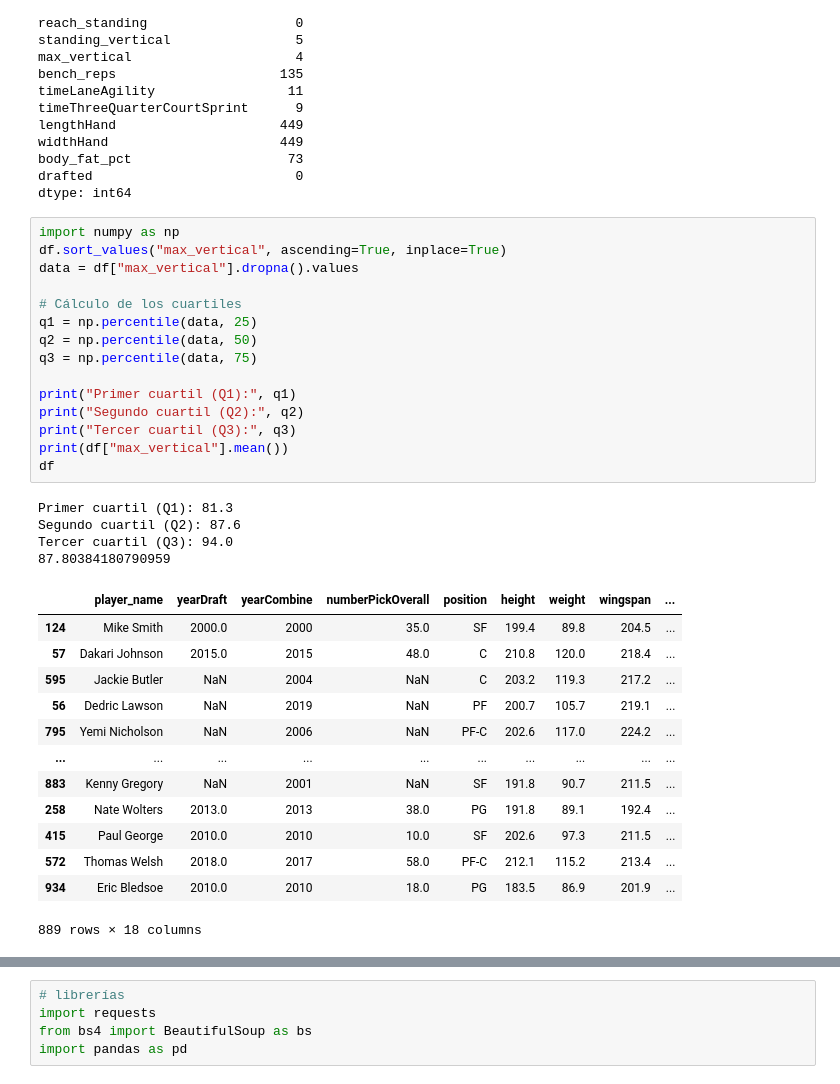
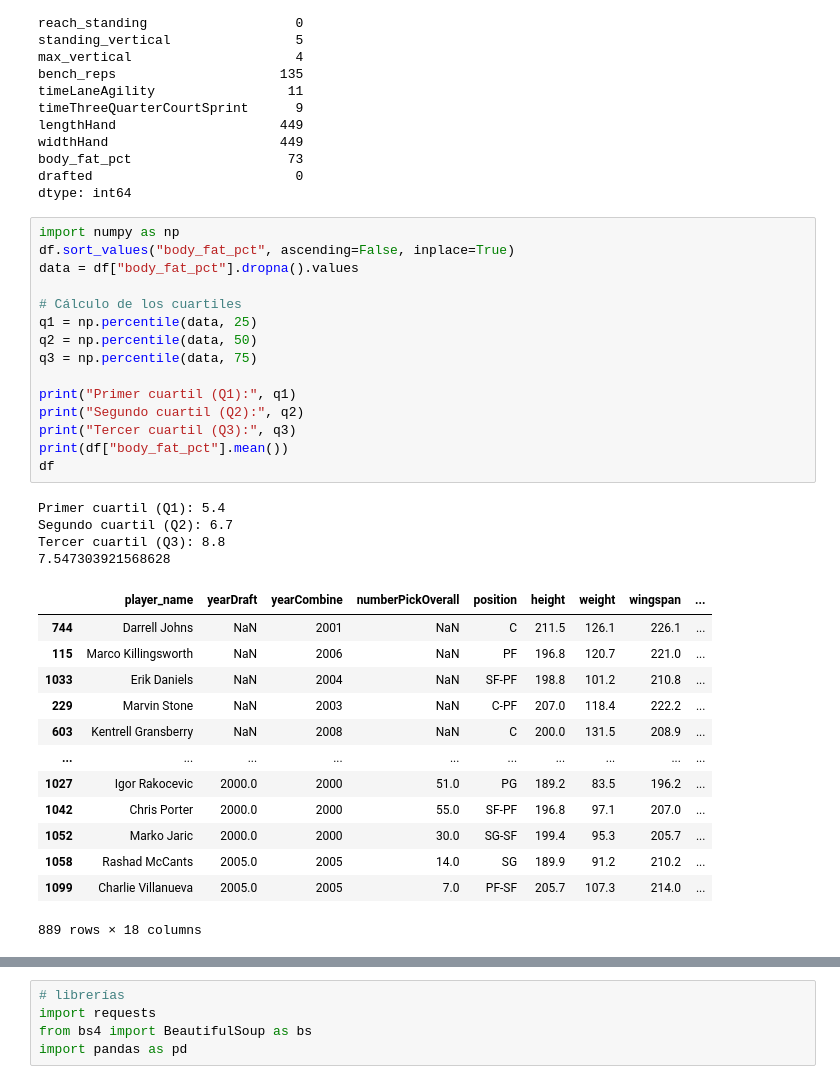
Before and after one commit to fchiapped/Proyecto-Vis-Info, a Jupyter notebook: idea.ipynb, the cells around one changed output, grey strips where cells are left out. Drawn from its saved outputs; the diff is of its cells as text.

```diff
--- a/idea.ipynb
+++ b/idea.ipynb
@@ -56,36 +55,36 @@ drafted                          0
 dtype: int64
 # %%
 import numpy as np
-df.sort_values("max_vertical", ascending=True, inplace=True)
-data = df["max_vertical"].dropna().values
+df.sort_values("body_fat_pct", ascending=False, inplace=True)
+data = df["body_fat_pct"].dropna().values
 
 # Cálculo de los cuartiles
 q1 = np.percentile(data, 25)
 q2 = np.percentile(data, 50)
 q3 = np.percentile(data, 75)
 
 print("Primer cuartil (Q1):", q1)
 print("Segundo cuartil (Q2):", q2)
 print("Tercer cuartil (Q3):", q3)
-print(df["max_vertical"].mean())
+print(df["body_fat_pct"].mean())
 df
 # %% [output]
-Primer cuartil (Q1): 81.3
-Segundo cuartil (Q2): 87.6
-Tercer cuartil (Q3): 94.0
-87.80384180790959
+Primer cuartil (Q1): 5.4
+Segundo cuartil (Q2): 6.7
+Tercer cuartil (Q3): 8.8
+7.547303921568628
 |  | player_name | yearDraft | yearCombine | numberPickOverall | position | height | weight | wingspan | ... |
-| 124 | Mike Smith | 2000.0 | 2000 | 35.0 | SF | 199.4 | 89.8 | 204.5 | ... |
-| 57 | Dakari Johnson | 2015.0 | 2015 | 48.0 | C | 210.8 | 120.0 | 218.4 | ... |
-| 595 | Jackie Butler | NaN | 2004 | NaN | C | 203.2 | 119.3 | 217.2 | ... |
-| 56 | Dedric Lawson | NaN | 2019 | NaN | PF | 200.7 | 105.7 | 219.1 | ... |
-| 795 | Yemi Nicholson | NaN | 2006 | NaN | PF-C | 202.6 | 117.0 | 224.2 | ... |
+| 744 | Darrell Johns | NaN | 2001 | NaN | C | 211.5 | 126.1 | 226.1 | ... |
+| 115 | Marco Killingsworth | NaN | 2006 | NaN | PF | 196.8 | 120.7 | 221.0 | ... |
+| 1033 | Erik Daniels | NaN | 2004 | NaN | SF-PF | 198.8 | 101.2 | 210.8 | ... |
+| 229 | Marvin Stone | NaN | 2003 | NaN | C-PF | 207.0 | 118.4 | 222.2 | ... |
+| 603 | Kentrell Gransberry | NaN | 2008 | NaN | C | 200.0 | 131.5 | 208.9 | ... |
 | ... | ... | ... | ... | ... | ... | ... | ... | ... | ... |
-| 883 | Kenny Gregory | NaN | 2001 | NaN | SF | 191.8 | 90.7 | 211.5 | ... |
-| 258 | Nate Wolters | 2013.0 | 2013 | 38.0 | PG | 191.8 | 89.1 | 192.4 | ... |
-| 415 | Paul George | 2010.0 | 2010 | 10.0 | SF | 202.6 | 97.3 | 211.5 | ... |
-| 572 | Thomas Welsh | 2018.0 | 2017 | 58.0 | PF-C | 212.1 | 115.2 | 213.4 | ... |
-| 934 | Eric Bledsoe | 2010.0 | 2010 | 18.0 | PG | 183.5 | 86.9 | 201.9 | ... |
+| 1027 | Igor Rakocevic | 2000.0 | 2000 | 51.0 | PG | 189.2 | 83.5 | 196.2 | ... |
+| 1042 | Chris Porter | 2000.0 | 2000 | 55.0 | SF-PF | 196.8 | 97.1 | 207.0 | ... |
+| 1052 | Marko Jaric | 2000.0 | 2000 | 30.0 | SG-SF | 199.4 | 95.3 | 205.7 | ... |
+| 1058 | Rashad McCants | 2005.0 | 2005 | 14.0 | SG | 189.9 | 91.2 | 210.2 | ... |
+| 1099 | Charlie Villanueva | 2005.0 | 2005 | 7.0 | PF-SF | 205.7 | 107.3 | 214.0 | ... |
 889 rows × 18 columns
 # %%
 df.info()
```
Also changed, not shown: parts of 3 cells of this notebook.
